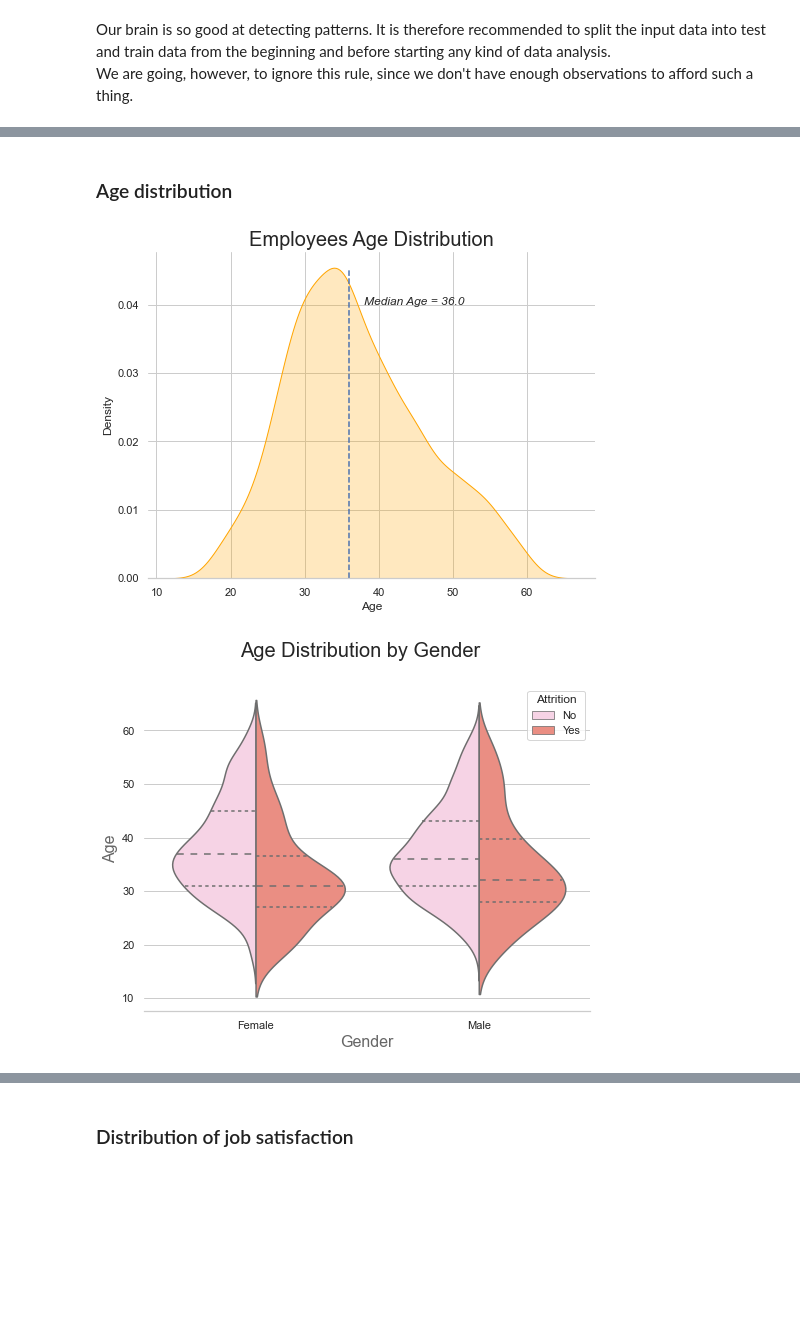
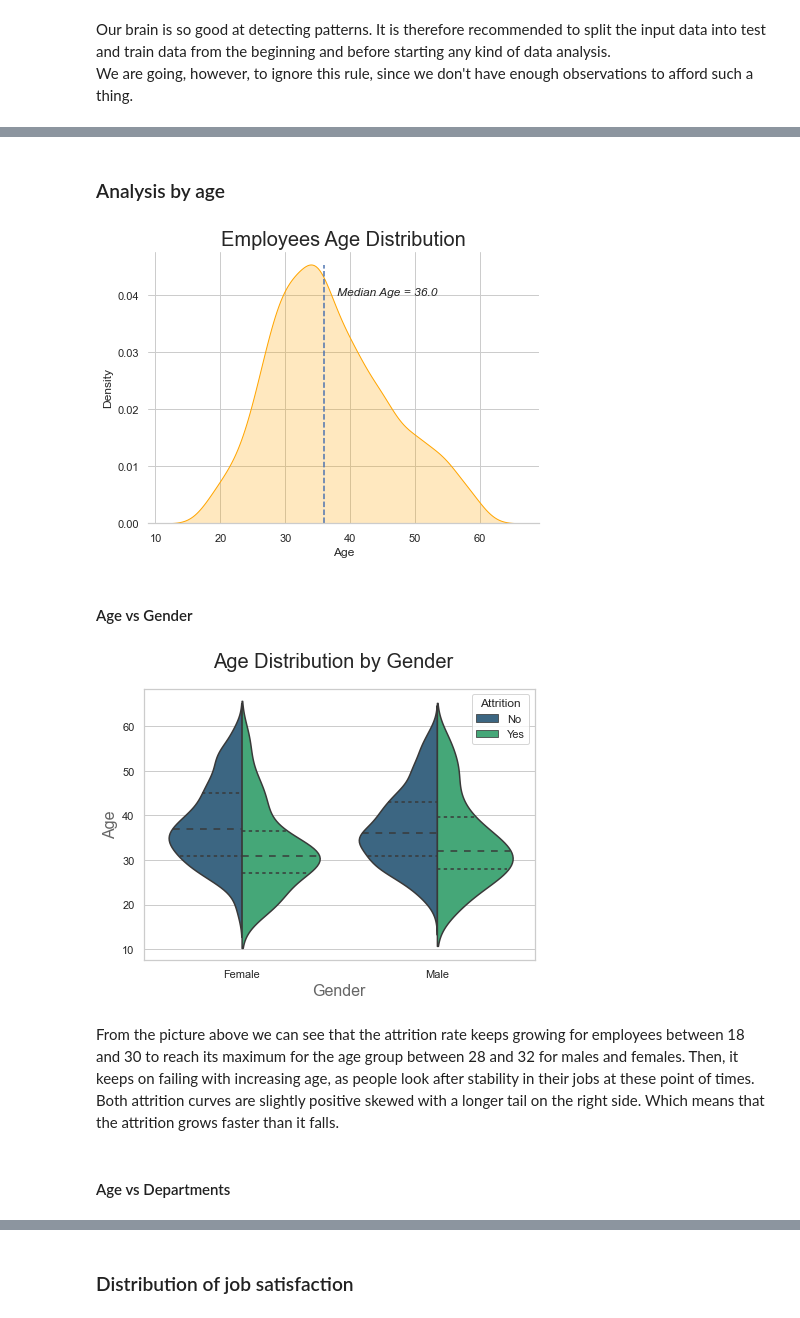
Before and after one commit to skacem/Learning-Machine-Learning, a Jupyter notebook: Case-Studies/case_3.ipynb, the cells around one changed output, grey strips where cells are left out. Cells and saved outputs as stored; diff of their text form; code cells hidden in the pictures; blank space fills up the shorter version.

```diff
--- a/Case-Studies/case_3.ipynb
+++ b/Case-Studies/case_3.ipynb
@@ -171,6 +171,6 @@ df['JobSatisfaction'].value_counts()
 Name: JobSatisfaction, dtype: int64
 # %%
 # target
-data = df.drop(columns=['Attrition', 'StandardHours', 'Over18', 'EmployeeCount'])
+df = df.drop(columns=[ 'StandardHours', 'Over18', 'EmployeeNumber', 'EmployeeCount'])
 target = df[['Attrition']].copy()
 target.replace(to_replace={'Yes':1, 'No':0}, inplace=True)
@@ -185,8 +195,7 @@ We are going, however, to ignore this rule, since we don't have enough observati
 An important aspect in this first stage is to understand the distribution of our data, specifically the distribution of the label.
 # %%
 sns.set(context='notebook', style='whitegrid',
-       rc={'figure.figsize':(8, 6)})
-sns.histplot(data=df, x='Attrition', stat='percent', hue='Attrition',
-             palette='viridis')
+       rc={'figure.figsize':(5, 6)})
+sns.histplot(data=df, x='Attrition', stat='percent', color = "orange")
 plt.title('Employee Attrition (%)');
 # %% [output]
@@ -202,8 +238,8 @@ plt.title('Number of Employees by Department');
 # %% [markdown]
-### Age distribution
+### Analysis by age
 # %%
 sns.set(style='whitegrid', context='notebook',
-        rc={"figure.figsize": (8, 6)})
+        rc={"figure.figsize": (7, 5)})
 
 sns.kdeplot(data=df, x='Age',
              color = "orange", shade=True)
@@ -219,17 +255,22 @@ plt.text(df['Age'].median() + 2, 0.04,
 sns.despine(left=True)
 plt.title('Employees Age Distribution', fontsize=20);
 # %% [output]
-[figure, old version]
+[figure, new version]
+# %% [markdown]
+#### Age vs Gender
 # %%
-
 sns.violinplot(data=df, y='Age', x='Gender',
                split=True, hue='Attrition',
-               inner='quartile', palette='Set3_r')
+               inner='quartile', alpha=.6, palette='viridis')
 
 plt.xlabel('Gender', size=16, alpha=.7)
 plt.ylabel('Age', size=16, alpha=.7)
 
-sns.despine(left=True)
 plt.suptitle('Age Distribution by Gender', fontsize=20);
 # %% [output]
-[figure, old version]
+[figure, new version]
+# %% [markdown]
+From the picture above we can see that the attrition rate keeps growing for employees between 18 and 30 to reach its maximum for the age group between 28 and 32 for males and females. Then, it keeps on failing with increasing age, as people look after stability in their jobs at these point of times.
+Both attrition curves are slightly positive skewed with a longer tail on the right side. Which means that the attrition grows faster than it falls.
+# %% [markdown]
+#### Age vs Departments
```
Also changed, not shown: parts of 27 cells of this notebook.
